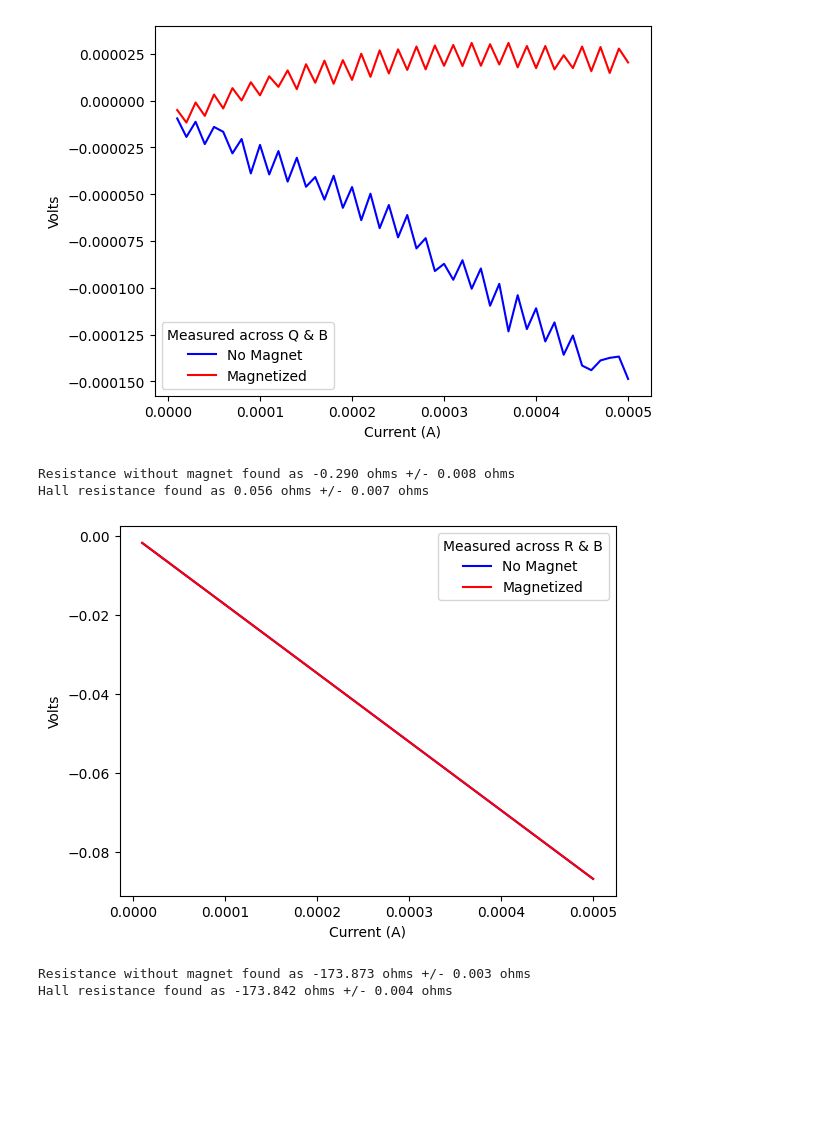
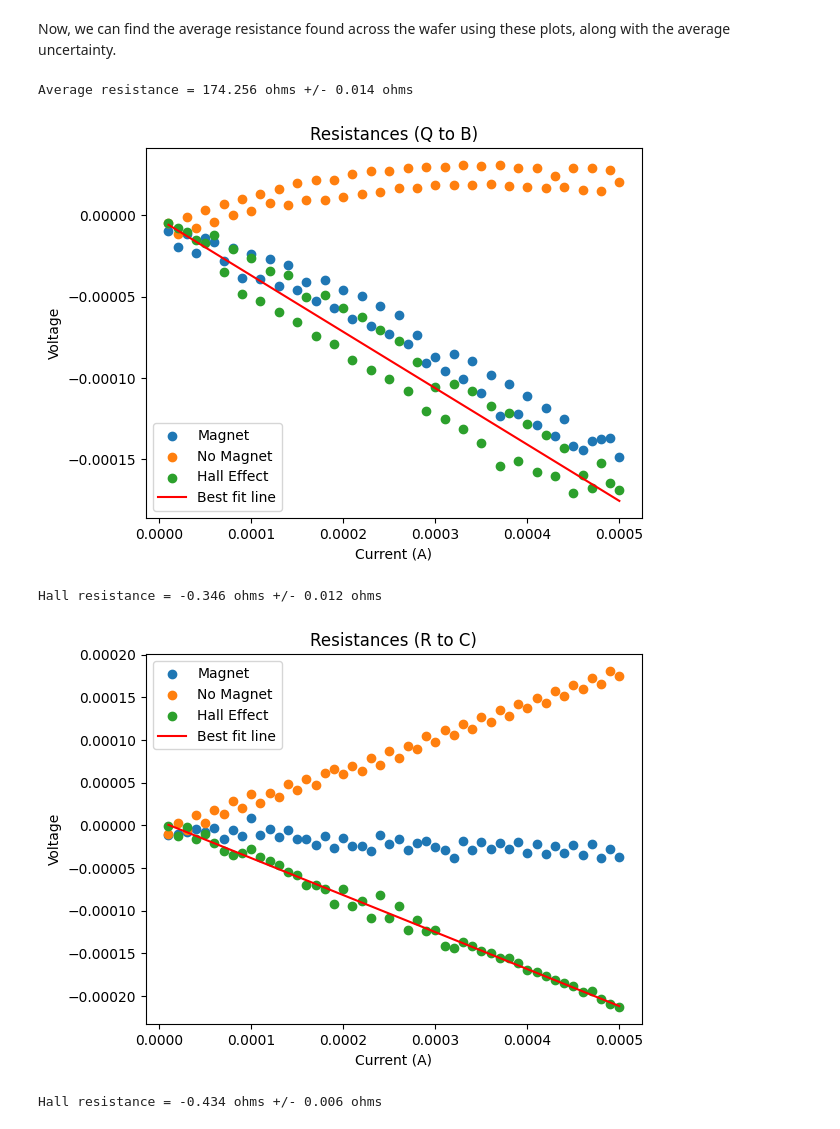
Before and after one commit to maraMaraschino/Adv-Lab, a Jupyter notebook: Hall Effect/hall_effect.ipynb, the cells around one changed output. Cells and saved outputs as stored; diff of their text form; code cells hidden in the pictures; blank space fills up the shorter version.

Commit message:
Update hall effect lab

```diff
--- a/Hall Effect/hall_effect.ipynb
+++ b/Hall Effect/hall_effect.ipynb
@@ -1,39 +0,0 @@
-# %%
-import numpy as np
-import pandas as pd
-import matplotlib.pyplot as plt
-from scipy.optimize import curve_fit
-
-def linear_equation(m, x, b):
-    return (m*x) + b
-
-def find_resistance(current_data, voltage_data):
-    # R = V/I
-    popt, pcov = curve_fit(linear_equation, current_data, voltage_data)
-    resistance, intercept = popt
-    resistance_sigma, intercept_sigma = np.sqrt(np.diag(pcov))
-    return resistance, resistance_sigma
-
-def load_and_plot(no_magnet, magnet, B, R):
-    no_magnet_run = pd.read_csv(f'{no_magnet}', skiprows=8, index_col=0)
-    no_magnet_current = no_magnet_run.iloc[:,13]
-    no_magnet_volts = no_magnet_run.iloc[:,0]
-    plt.plot(no_magnet_current, no_magnet_volts, color='blue', label='No Magnet')
-
-    magnet_run = pd.read_csv(f'{magnet}', skiprows=8, index_col=0)
-    magnet_current = magnet_run.iloc[:,13]
-    magnet_volts = magnet_run.iloc[:,0]
-    plt.plot(magnet_current, magnet_volts, color='red', label='Magnetized')
-
-    plt.xlabel('Current (A)')
-    plt.ylabel('Volts')
-    plt.legend(title=f"Measured across {B} & {R}")
-    plt.show()
-
-    resistance, resistance_sigma = find_resistance(no_magnet_current, no_magnet_volts)
-    print(f'Resistance without magnet found as {resistance:.3f} ohms +/- {resistance_sigma:.3f} ohms')
-
-    hall_resistance, hall_resistance_sigma = find_resistance(magnet_current, magnet_volts)
-    print(f'Hall resistance found as {hall_resistance:.3f} ohms +/- {hall_resistance_sigma:.3f} ohms')
-
-    return resistance, resistance_sigma, hall_resistance, hall_resistance_sigma
@@ -52,12 +91,18 @@ Hall resistance found as 173.772 ohms +/- 0.008 ohms
+# %% [markdown]
+Now, we can find the average resistance found across the wafer using these plots, along with the average uncertainty.
+# %%
+avg_R = (Rbc + Rqr)/2
+avg_R_sigma = ((Rbc_sigma + Rqr_sigma)/2)
+print(f'Average resistance = {avg_R:.3f} ohms +/- {avg_R_sigma:.3f} ohms')
+# %% [output]
+Average resistance = 174.256 ohms +/- 0.014 ohms
 # %%
-load_and_plot('Data/BqRbRUN3.csv', 'Data/BqRbRUN10.csv', 'Q', 'B')
+RHqb, RHqb_sigma = find_hall_resistance('Data/BqRbRUN3.csv', 'Data/BqRbRUN10.csv', 'Q', 'B')
 # %% [output]
-[figure, old version]
+[figure, new version]
-Resistance without magnet found as -0.290 ohms +/- 0.008 ohms
-Hall resistance found as 0.056 ohms +/- 0.007 ohms
+Hall resistance = -0.346 ohms +/- 0.012 ohms
 # %%
-load_and_plot('Data/BrRbRUN4.csv', 'Data/BrRbRUN9.csv', 'R', 'B')
+RHrc, RHrc_sigma = find_hall_resistance('Data/BrRcRUN5.csv', 'Data/BrRcRUN8.csv', 'R', 'C')
 # %% [output]
-[figure, old version]
+[figure, new version]
-Resistance without magnet found as -173.873 ohms +/- 0.003 ohms
-Hall resistance found as -173.842 ohms +/- 0.004 ohms
+Hall resistance = -0.434 ohms +/- 0.006 ohms
```
Also changed, not shown: parts of 14 cells of this notebook.
